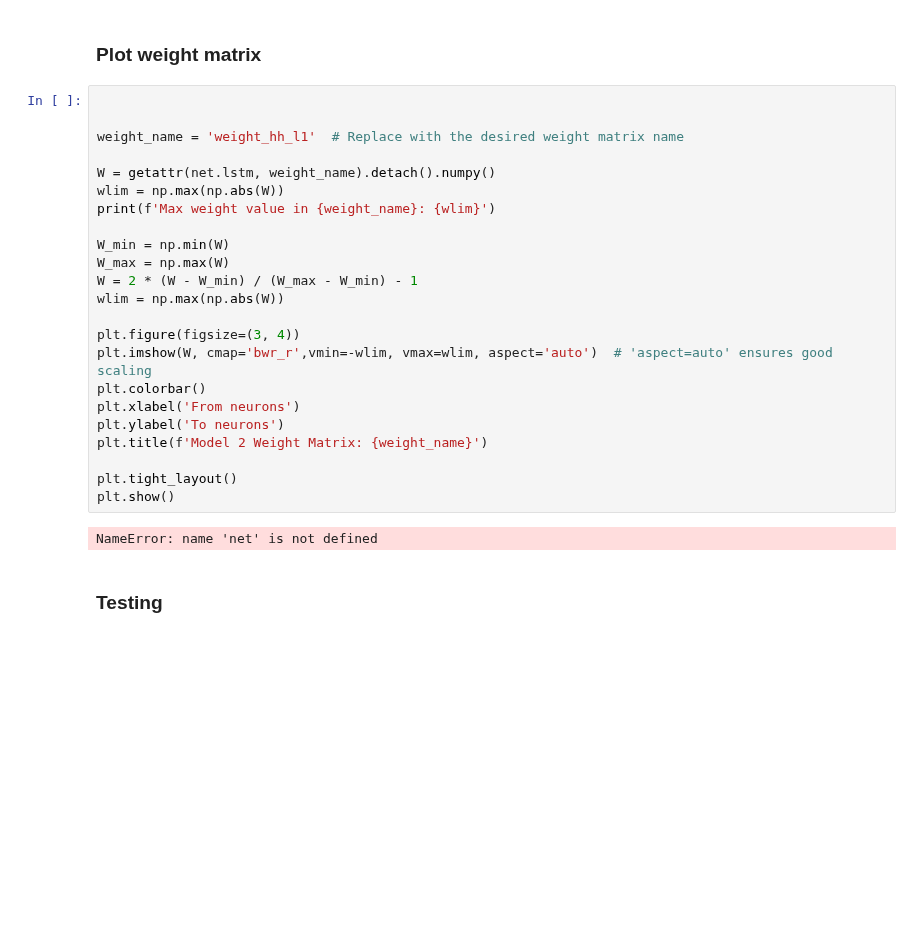
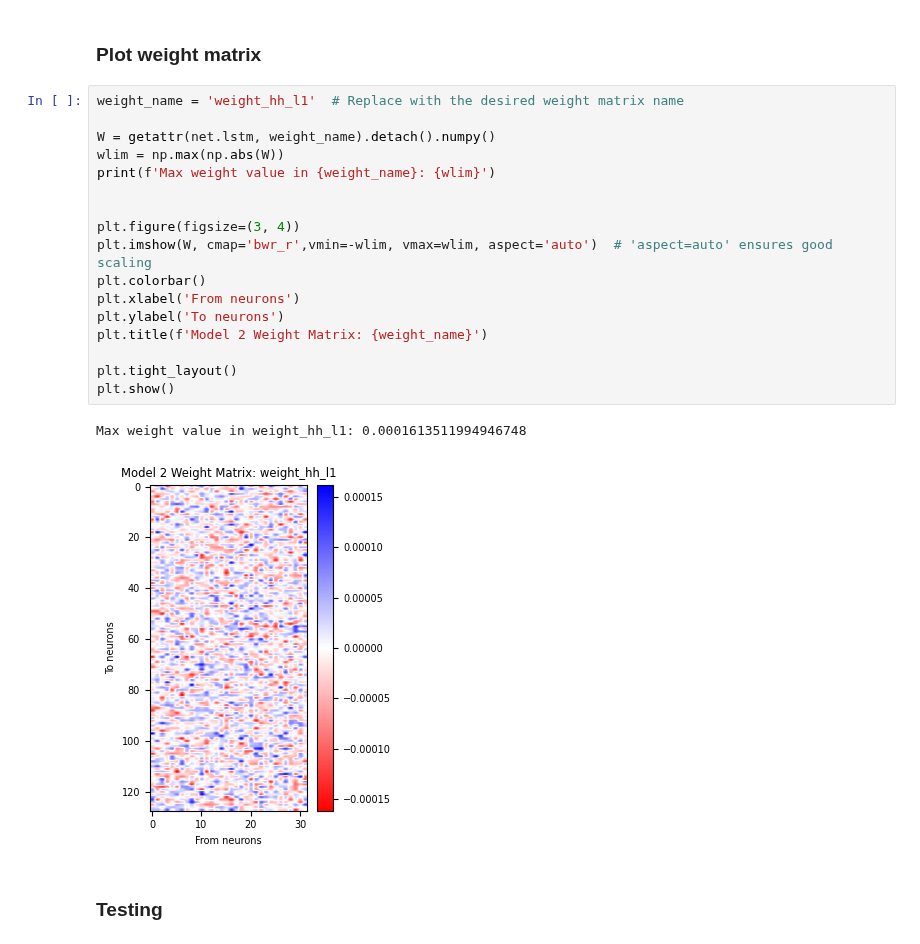
Before and after one commit to adampotton/Cognitive_AI_CW, a Jupyter notebook: Q2A_LSTM_BI_1.ipynb, the cells around one changed output. Drawn from its saved outputs; the diff is of its cells as text; blank space fills up the shorter version.

```diff
--- a/Q2A_LSTM_BI_1.ipynb
+++ b/Q2A_LSTM_BI_1.ipynb
@@ -210,30 +210,25 @@ plt.show()
 # %% [markdown]
 ### Plot weight matrix
 # %%
-
-
 weight_name = 'weight_hh_l1'  # Replace with the desired weight matrix name
 
 W = getattr(net.lstm, weight_name).detach().numpy()
 wlim = np.max(np.abs(W))
 print(f'Max weight value in {weight_name}: {wlim}')
 
-W_min = np.min(W)
-W_max = np.max(W)
-W = 2 * (W - W_min) / (W_max - W_min) - 1
-wlim = np.max(np.abs(W))
 
 plt.figure(figsize=(3, 4))
 plt.imshow(W, cmap='bwr_r',vmin=-wlim, vmax=wlim, aspect='auto')  # 'aspect=auto' ensures good scaling
 plt.colorbar()
 plt.xlabel('From neurons')
 plt.ylabel('To neurons')
 plt.title(f'Model 2 Weight Matrix: {weight_name}')
 
 plt.tight_layout()
 plt.show()
 # %% [output]
-NameError: name 'net' is not defined
+Max weight value in weight_hh_l1: 0.0001613511994946748
+[figure, added]
 # %% [markdown]
 ### Testing
 # %%
```
Also changed, not shown: parts of 3 cells of this notebook.
